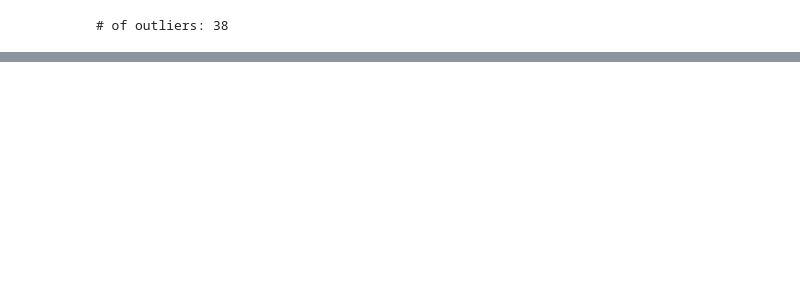
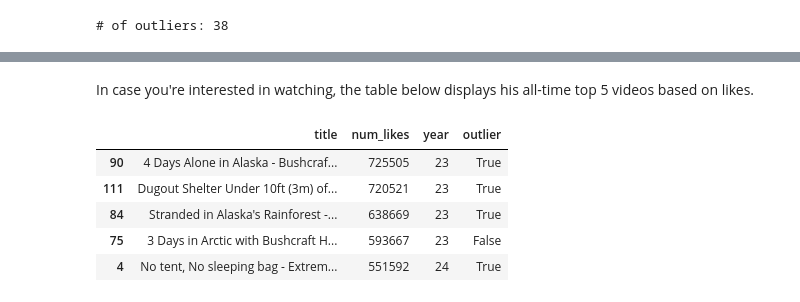
Before and after one commit to jakecreate/youtube_data_analysis, a Jupyter notebook: yt_video_performance.ipynb, the cells around one changed output, grey strips where cells are left out. Saved outputs shown, nothing was run; the diff lists cells and outputs as text; code cells hidden in the pictures; blank space fills up the shorter version.

```diff
--- a/yt_video_performance.ipynb
+++ b/yt_video_performance.ipynb
@@ -286,0 +446,12 @@ In this graph it shows.
+# %% [markdown]
+In case you're interested in watching, the table below displays his all-time top 5 videos based on likes.
+# %%
+pd.set_option('display.max_colwidth', None)
+df[['title', 'num_likes', 'year', 'outlier']].sort_values(by='num_likes', ascending=False).head()
+# %% [output]
+|  | title | num_likes | year | outlier |
+| 90 | 4 Days Alone in Alaska - Bushcraf... | 725505 | 23 | True |
+| 111 | Dugout Shelter Under 10ft (3m) of... | 720521 | 23 | True |
+| 84 | Stranded in Alaska's Rainforest -... | 638669 | 23 | True |
+| 75 | 3 Days in Arctic with Bushcraft H... | 593667 | 23 | False |
+| 4 | No tent, No sleeping bag - Extrem... | 551592 | 24 | True |
```
Also changed, not shown: parts of 42 cells of this notebook, 2 other files.
